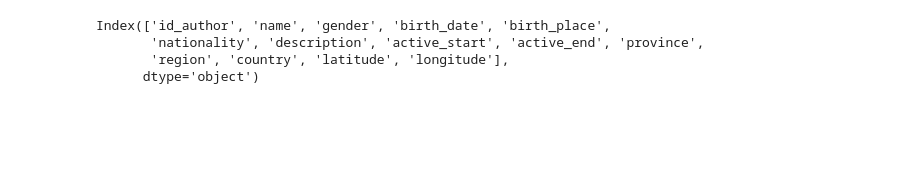
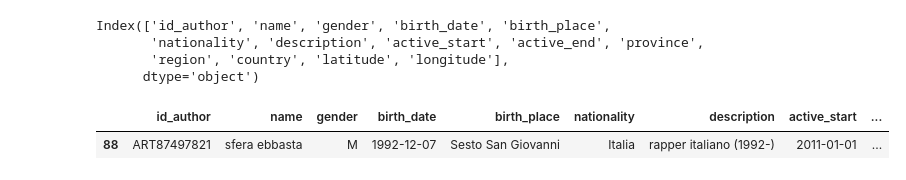
Before and after one commit to ChefBB/dss_lab_project, a Jupyter notebook: understanding.ipynb, the cells around one changed output. Saved outputs shown, nothing was run; the diff lists cells and outputs as text; code cells hidden in the pictures; blank space fills up the shorter version.

```diff
--- a/understanding.ipynb
+++ b/understanding.ipynb
@@ -21,3 +66,8 @@ Index(['id_author', 'name', 'gender', 'birth_date', 'birth_place',
        'nationality', 'description', 'active_start', 'active_end', 'province',
        'region', 'country', 'latitude', 'longitude'],
       dtype='object')
+# %%
+df_artists.loc[df_artists['name'] == 'sfera ebbasta']
+# %% [output]
+|  | id_author | name | gender | birth_date | birth_place | nationality | description | active_start | ... |
+| 88 | ART87497821 | sfera ebbasta | M | 1992-12-07 | Sesto San Giovanni | Italia | rapper italiano (1992-) | 2011-01-01 | ... |
```
Also changed, not shown: parts of 5 cells of this notebook.
